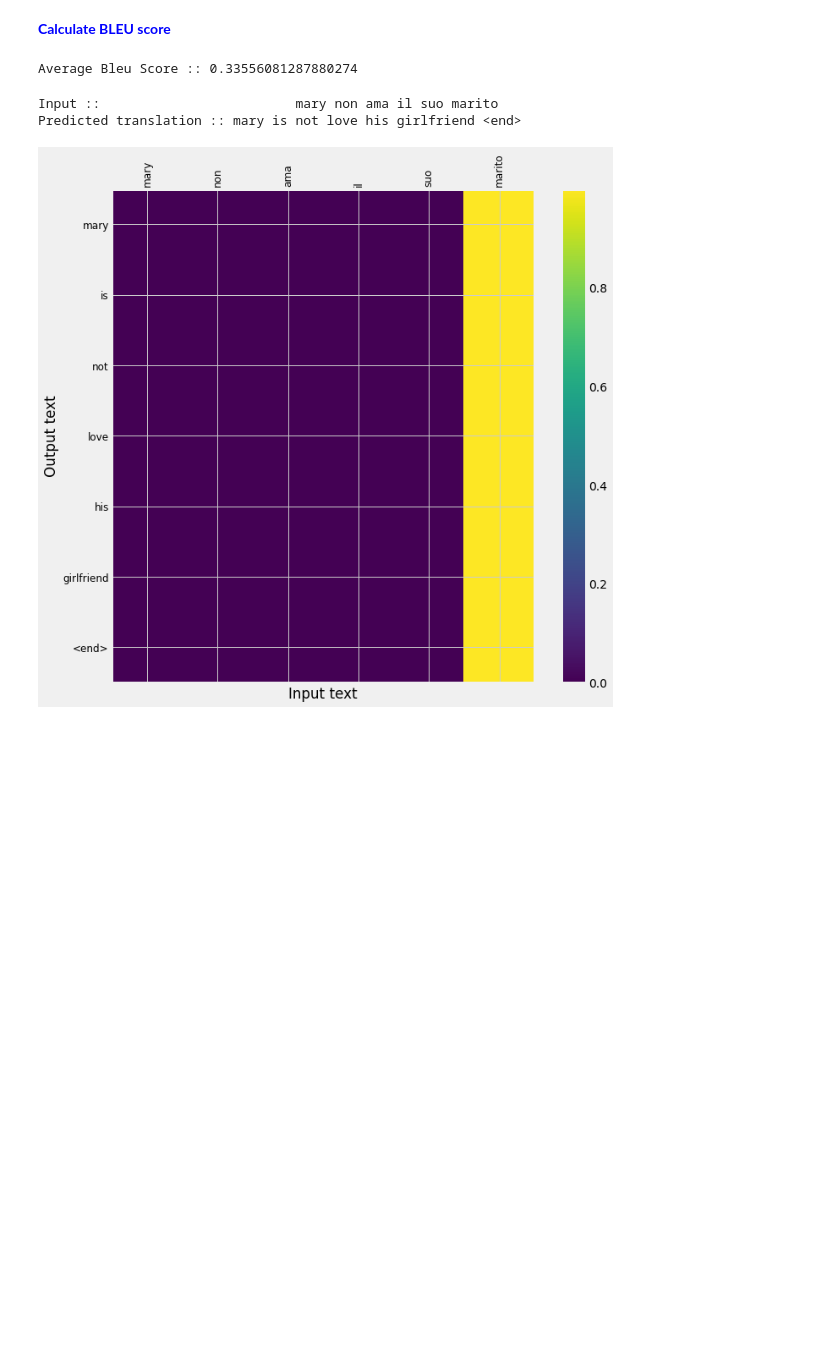
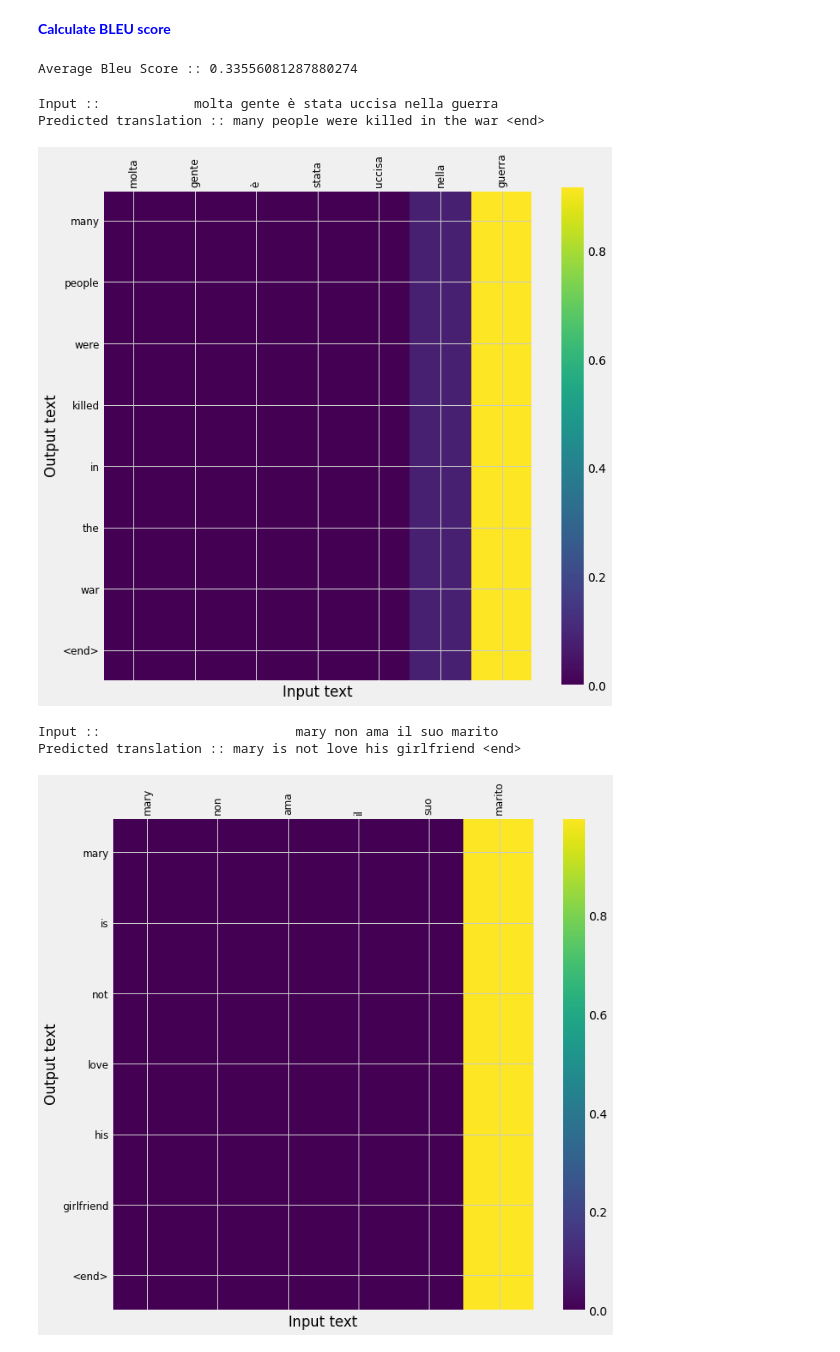
Before and after one commit to jishnukoliyadan/AAIC_Course_Works, a Jupyter notebook: 28_NLP_Attention_Mechanism/28_NLP_Attention_Mechanism.ipynb, the cells around one changed output. Saved outputs shown, nothing was run; the diff lists cells and outputs as text; code cells hidden in the pictures; blank space fills up the shorter version.

Commit message:
28_NLP_Attention files modified   - Added Python & modules versions   - References   - Almost same as Kaggle train output

```diff
--- a/28_NLP_Attention_Mechanism/28_NLP_Attention_Mechanism.ipynb
+++ b/28_NLP_Attention_Mechanism/28_NLP_Attention_Mechanism.ipynb
@@ -1002,9 +1069,15 @@ class OneStepDecoder(tf.keras.Model):
         self.score_fun = score_fun
         self.att_units = att_units
 
-        self.embedding_layer = Embedding(input_dim = self.tar_vocab_size, output_dim = self.embedding_dim, mask_zero = True, input_length = self.input_length, name = 'Embedding_OneStepDecoder')
-        self.lstm_1 = LSTM(units = self.dec_units, return_sequences = True, return_state = True, name = 'LSTM_OneStepDecoder1')
-        self.lstm_2 = LSTM(units = self.dec_units, return_sequences = True, return_state = True, name = 'LSTM_OneStepDecoder2')
+        self.embedding_layer = Embedding(input_dim = self.tar_vocab_size, output_dim = self.embedding_dim, \
+                    mask_zero = True, input_length = self.input_length, name = 'Embedding_OneStepDecoder')
+
+        self.lstm_1 = LSTM(units = self.dec_units, return_sequences = True, return_state = True, \
+                                                                           name = 'LSTM_OneStepDecoder1')
+
+        self.lstm_2 = LSTM(units = self.dec_units, return_sequences = True, return_state = True, \
+                                                                           name = 'LSTM_OneStepDecoder2')
+
 
         self.attention = Attention(self.score_fun, self.att_units)
 
@@ -1022,7 +1095,8 @@ class OneStepDecoder(tf.keras.Model):
         '''
 #         A. Pass the input_to_decoder to the embedding layer and then get the output(batch_size, 1, embedding_dim)
         output_embedding = self.embedding_layer(input_to_decoder)
-        decoder_out, decoder_state_h, decoder_state_c = self.lstm_1(encoder_output, initial_state = [state_h, state_c])
+        decoder_out, decoder_state_h, decoder_state_c = self.lstm_1(encoder_output, \
+                                                                        initial_state = [state_h, state_c])
 
 #         B. Using the encoder_output and decoder hidden state, compute the context vector.
         context_vec, attention_wt = self.attention(decoder_state_h, encoder_output)
@@ -1096,7 +1176,8 @@ class Decoder(tf.keras.Model):
         self.score_fun = score_fun
         self.att_units = att_units
 
-        self.onestepdecoder = OneStepDecoder(tar_vocab_size = self.out_vocab_size, embedding_dim = self.embedding_dim,
+        self.onestepdecoder = OneStepDecoder(tar_vocab_size = self.out_vocab_size, \
+                                         embedding_dim = self.embedding_dim,
                                          input_length = self.input_length, dec_units = self.dec_units,
                                          score_fun = self.score_fun, att_units = self.att_units)
 
@@ -1114,7 +1195,9 @@ class Decoder(tf.keras.Model):
 
         for length in range(self.input_length):
 
-            output, _, _, _, _ = self.onestepdecoder(input_to_decoder[:, length:length+1], encoder_output, decoder_hidden_state, decoder_cell_state)
+            output, _, _, _, _ = self.onestepdecoder(input_to_decoder[:, length:length+1], \
+                                            encoder_output, decoder_hidden_state, decoder_cell_state)
+
             output_tf_arr = output_tf_arr.write(length, output)
 
         output_tf_arr = tf.transpose(output_tf_arr.stack(),[1,0,2])
@@ -1164,16 +1249,21 @@ print(f"'concat'\t: {grader_decoder('concat')}")
 # %%
 class encoder_decoder(tf.keras.Model):
 
-    def __init__(self, enc_vocab_size, dec_vocab_size, en_embedding_size, dec_embedding_size, en_lstm_size, de_lstm_size, en_input_length, de_input_length, score_fun, att_units, batch_size):
+    def __init__(self, enc_vocab_size, dec_vocab_size, en_embedding_size, dec_embedding_size, \
+                         en_lstm_size, de_lstm_size, en_input_length, de_input_length, score_fun, \
+                         att_units, batch_size):
 
         super().__init__()
         self.batch_size = batch_size
 
 #     Intialize objects from encoder decoder
 
-        self.encoder = Encoder(inp_vocab_size = enc_vocab_size, embedding_size = en_embedding_size, lstm_size = en_lstm_size, input_length = en_embedding_size)
+        self.encoder = Encoder(inp_vocab_size = enc_vocab_size, embedding_size = en_embedding_size, \
+                                           lstm_size = en_lstm_size, input_length = en_embedding_size)
 
-        self.decoder = Decoder(out_vocab_size = dec_vocab_size, embedding_dim = dec_embedding_size, input_length = de_input_length, dec_units = de_lstm_size, score_fun = score_fun ,att_units = att_units)
+        self.decoder = Decoder(out_vocab_size = dec_vocab_size, embedding_dim = dec_embedding_size, \
+                                           input_length = de_input_length, dec_units = de_lstm_size, \
+                                           score_fun = score_fun ,att_units = att_units)
 
     def call(self, data):
 
@@ -1263,8 +1355,9 @@ valid_steps = validation.shape[0]//BATCH_SIZE
 
 tensorBord = call_back_tBoard('logs_dot')
 
-task_2_dot = model_2_dot.fit(x = train_dataloader, validation_data = test_dataloader, epochs = EPOCH, steps_per_epoch = train_steps, validation_steps = valid_steps,
-                     callbacks = [tensorBord])
+task_2_dot = model_2_dot.fit(x = train_dataloader, validation_data = test_dataloader, \
+                    epochs = EPOCH, steps_per_epoch = train_steps, validation_steps = valid_steps,
+                    callbacks = [tensorBord])
 # %% [output]
 Epoch 1/51
 559/559 [==============================] - 277s 336ms/step - loss: 1.9764 - val_loss: 1.7917
@@ -1414,6 +1509,12 @@ for g_t, p_r in zip(g_truth, predicted_ressult):
 print(f'Average Bleu Score :: {np.mean(avg_bleu_score_att)}')
 # %% [output]
 Average Bleu Score :: 0.33556081287880274
+# %%
+plot_attention('molta gente è stata uccisa nella guerra', model_2_dot)
+# %% [output]
+Input ::            molta gente è stata uccisa nella guerra
+Predicted translation :: many people were killed in the war <end>
+[figure, added]
 # %%
 plot_attention('mary non ama il suo marito', model_2_dot)
 # %% [output]
```
Also changed, not shown: parts of 32 cells of this notebook, 1 other file.
